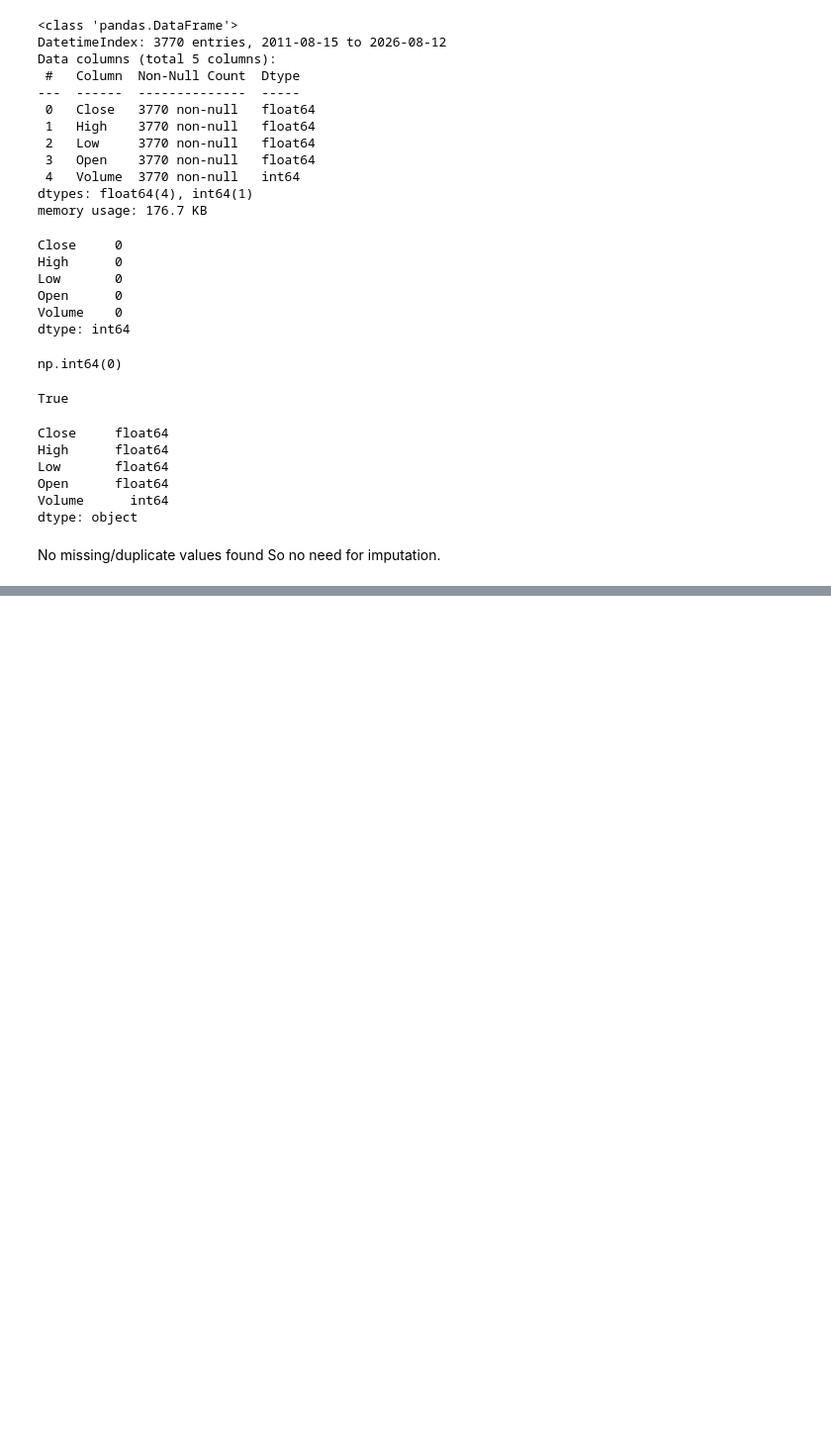
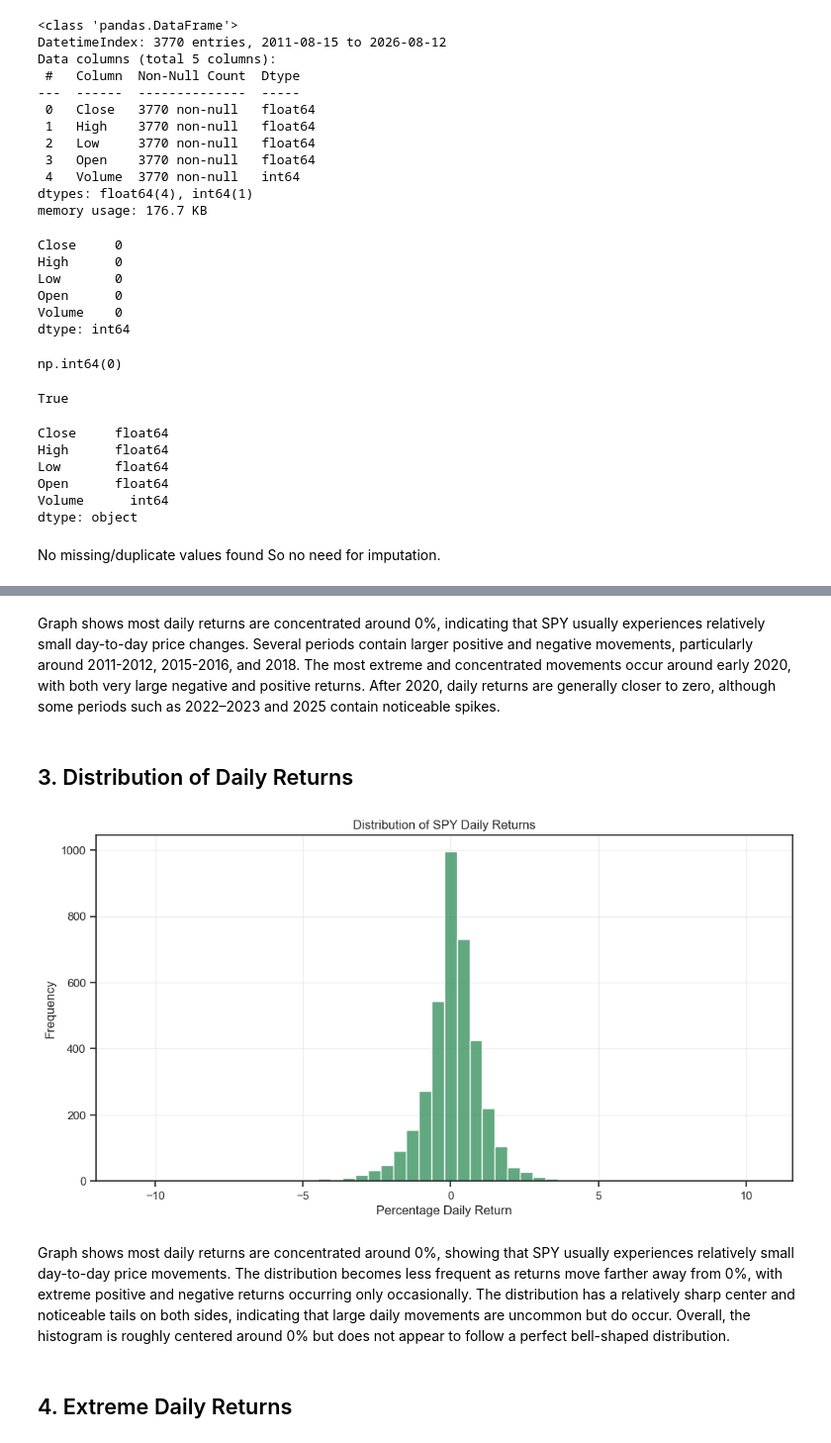
Before and after one commit to Junaid-Haider/Stock-Price-Direction-Predictor, a Jupyter notebook: notebooks/analysis.ipynb, the cells around one changed output, grey strips where cells are left out. Shown at 99% size. Saved outputs shown, nothing was run; the diff lists cells and outputs as text; code cells hidden in the pictures; blank space fills up the shorter version.

```diff
--- a/notebooks/analysis.ipynb
+++ b/notebooks/analysis.ipynb
@@ -143,0 +207,19 @@ df.to_csv("../data/processed.csv")
+# %% [markdown]
+Graph shows most daily returns are concentrated around 0%, indicating that SPY usually experiences relatively small day-to-day price changes. Several periods contain larger positive and negative movements, particularly around 2011-2012, 2015-2016, and 2018. The most extreme and concentrated movements occur around early 2020, with both very large negative and positive returns. After 2020, daily returns are generally closer to zero, although some periods such as 2022–2023 and 2025 contain noticeable spikes.
+# %% [markdown]
+## 3. Distribution of Daily Returns
+# %%
+plt.figure(figsize=(12, 6))
+sns.set_theme(style="ticks")
+sns.histplot(df["Daily Returns"],bins=50,color="seagreen")
+plt.title("Distribution of SPY Daily Returns")
+plt.xlabel("Percentage Daily Return")
+plt.ylabel("Frequency")
+plt.grid(True,alpha=0.3)
+plt.show()
+# %% [output]
+[figure, added]
+# %% [markdown]
+Graph shows most daily returns are concentrated around 0%, showing that SPY usually experiences relatively small day-to-day price movements. The distribution becomes less frequent as returns move farther away from 0%, with extreme positive and negative returns occurring only occasionally. The distribution has a relatively sharp center and noticeable tails on both sides, indicating that large daily movements are uncommon but do occur. Overall, the histogram is roughly centered around 0% but does not appear to follow a perfect bell-shaped distribution.
+# %% [markdown]
+## 4. Extreme Daily Returns
```
Also changed, not shown: parts of 25 cells of this notebook, 2 other files.
